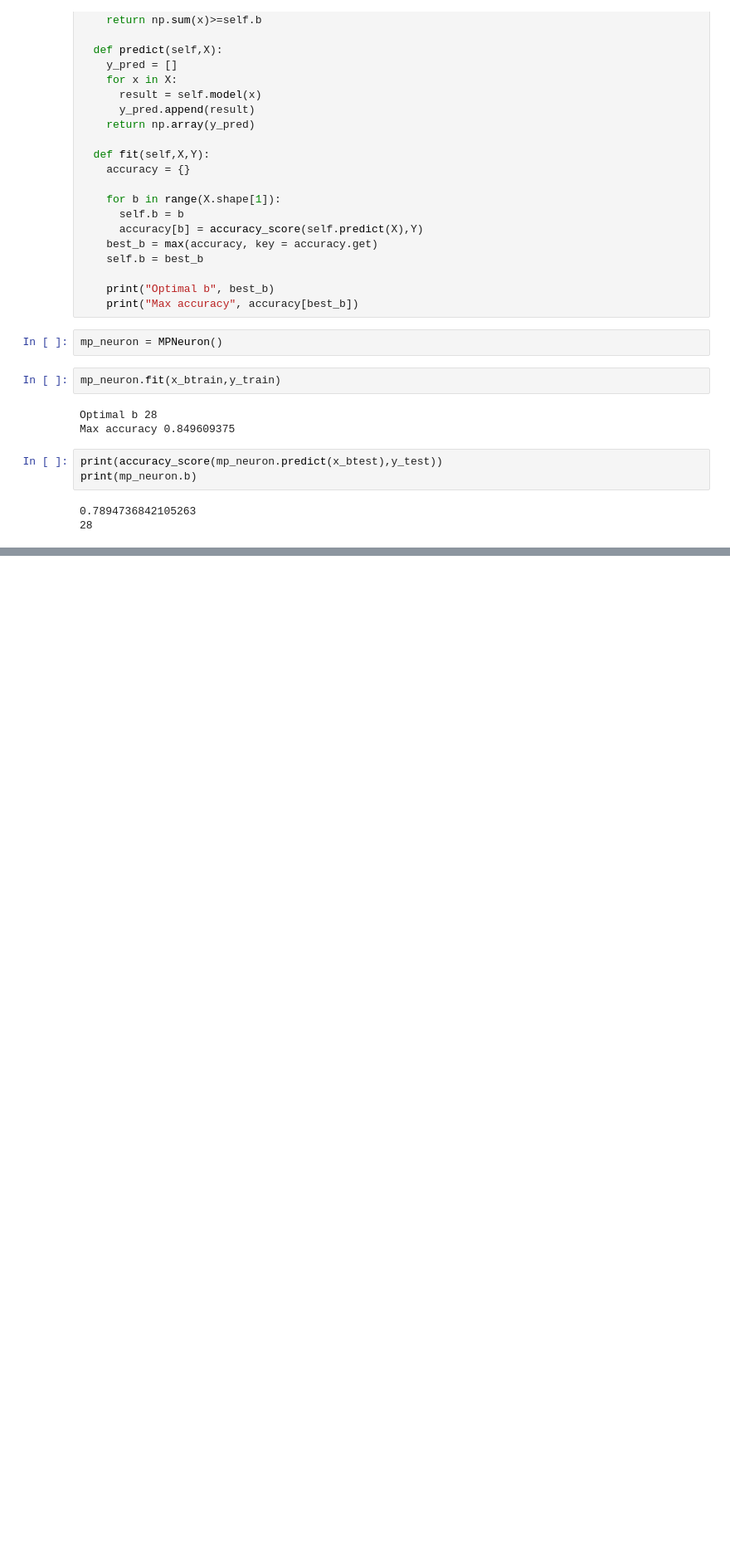
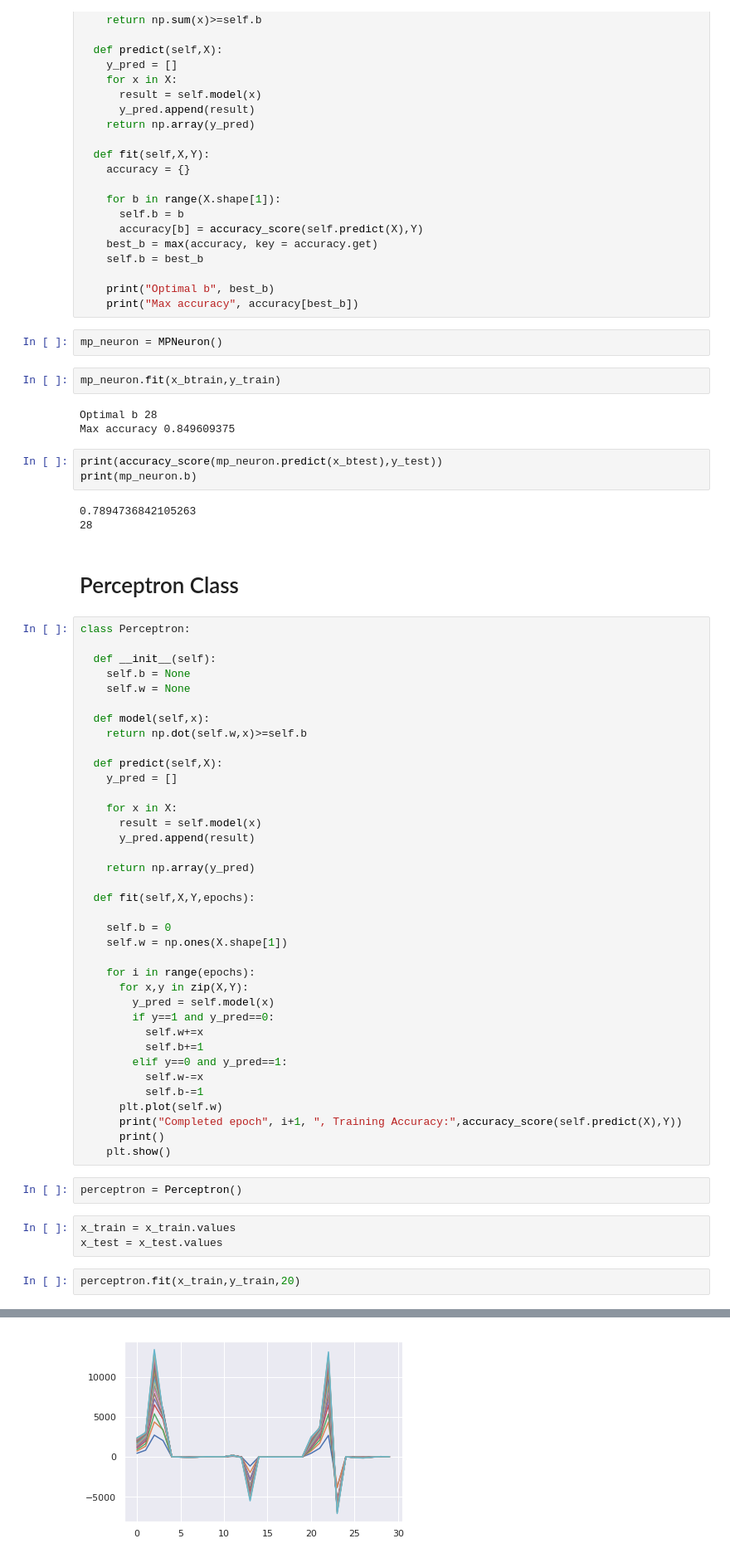
Before and after one commit to championballer/one-fourth-labs-deep-learning, a Jupyter notebook: Lecture 7 - MCP and Perceptron Code/0922_MPNeuronAndPerceptron.ipynb, the cells around one changed output, grey strips where cells are left out. Shown at 83% size. Drawn from its saved outputs; the diff is of its cells as text; blank space fills up the shorter version.

Commit message:
Completed Perceptron Class

```diff
--- a/Lecture 7 - MCP and Perceptron Code/0922_MPNeuron.ipynb
+++ b/Lecture 7 - MCP and Perceptron Code/0922_MPNeuronAndPerceptron.ipynb
@@ -300,3 +300,50 @@ print(mp_neuron.b)
 # %% [output]
 0.7894736842105263
 28
+# %% [markdown]
+# Perceptron Class
+# %%
+class Perceptron:
+
+  def __init__(self):
+    self.b = None
+    self.w = None
+
+  def model(self,x):
+    return np.dot(self.w,x)>=self.b
+
+  def predict(self,X):
+    y_pred = []
+
+    for x in X:
+      result = self.model(x)
+      y_pred.append(result)
+
+    return np.array(y_pred)
+
+  def fit(self,X,Y,epochs):
+
+    self.b = 0
+    self.w = np.ones(X.shape[1])
+
+    for i in range(epochs):
+      for x,y in zip(X,Y):
+        y_pred = self.model(x)
+        if y==1 and y_pred==0:
+          self.w+=x
+          self.b+=1
+        elif y==0 and y_pred==1:
+          self.w-=x
+          self.b-=1
+      plt.plot(self.w)
+      print("Completed epoch", i+1, ", Training Accuracy:",accuracy_score(self.predict(X),Y))
+      print()
+    plt.show()
+# %%
+perceptron = Perceptron()
+# %%
+x_train = x_train.values
+x_test = x_test.values
+# %%
+perceptron.fit(x_train,y_train,20)
+# %% [output]
@@ -302,0 +367 @@ print(mp_neuron.b)
+[figure, added]
```
Also changed, not shown: parts of 4 cells of this notebook.
